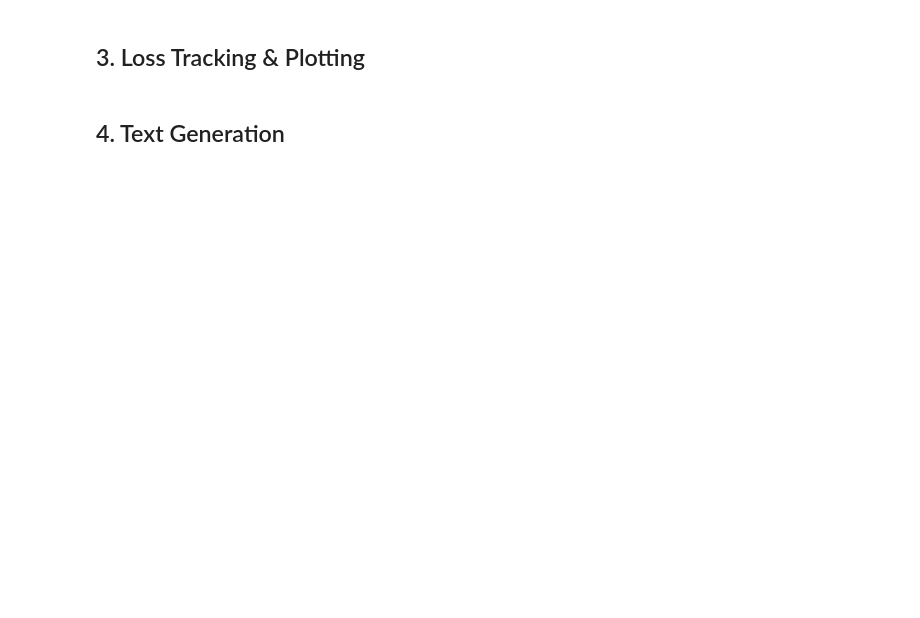
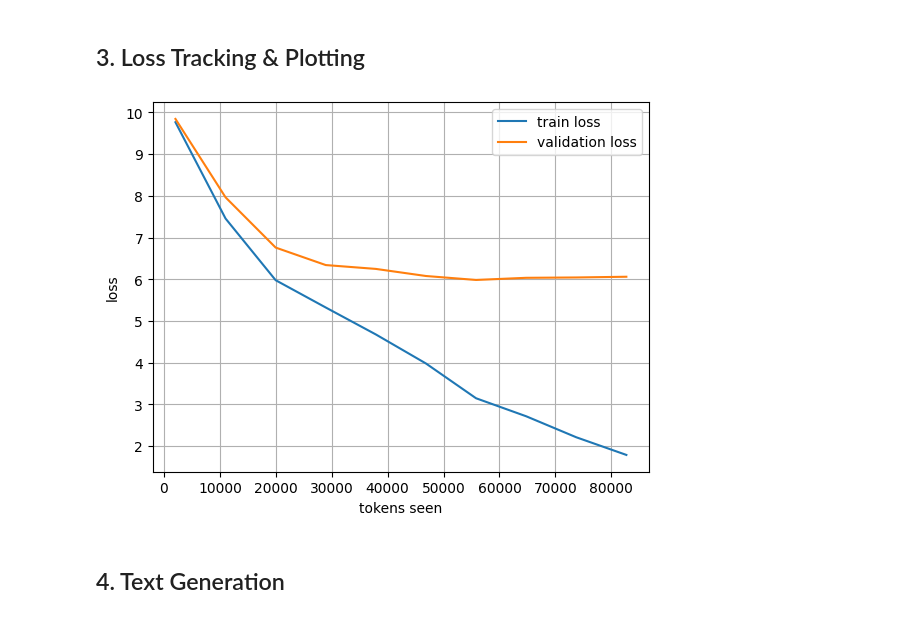
Before and after one commit to nabeelsyed14/LLM_from_scratch, a Jupyter notebook: notebooks/04_pretraining.ipynb, the cells around one changed output. Drawn from its saved outputs; the diff is of its cells as text; code cells hidden in the pictures; blank space fills up the shorter version.

```diff
--- a/notebooks/04_pretraining.ipynb
+++ b/notebooks/04_pretraining.ipynb
@@ -25,2 +30,7 @@ print(f"Using device: {device}")
 # %% [markdown]
 ## 1. Download & Prepare Dataset
+# %%
+with open("../data/the-verdict.txt", "r", encoding="utf-8") as f:
+    text = f.read()
+print(f"Loaded text: {len(text):,} characters")
+print(f"First 200 chars:\n{text[:200]}")
@@ -29,4 +139,15 @@ print(f"Using device: {device}")
 # %% [markdown]
 ## 3. Loss Tracking & Plotting
+# %%
+plt.Figure(figsize=(8,4))
+plt.plot(tokens_seen,train_losses,label="train loss")
+plt.plot(tokens_seen,val_losses,label="validation loss")
+plt.xlabel("tokens seen")
+plt.ylabel("loss")
+plt.legend()
+plt.grid(True)
+plt.show()
+# %% [output]
+[figure, added]
 # %% [markdown]
 ## 4. Text Generation
```
Also changed, not shown: parts of 5 cells of this notebook, 19 other files.
